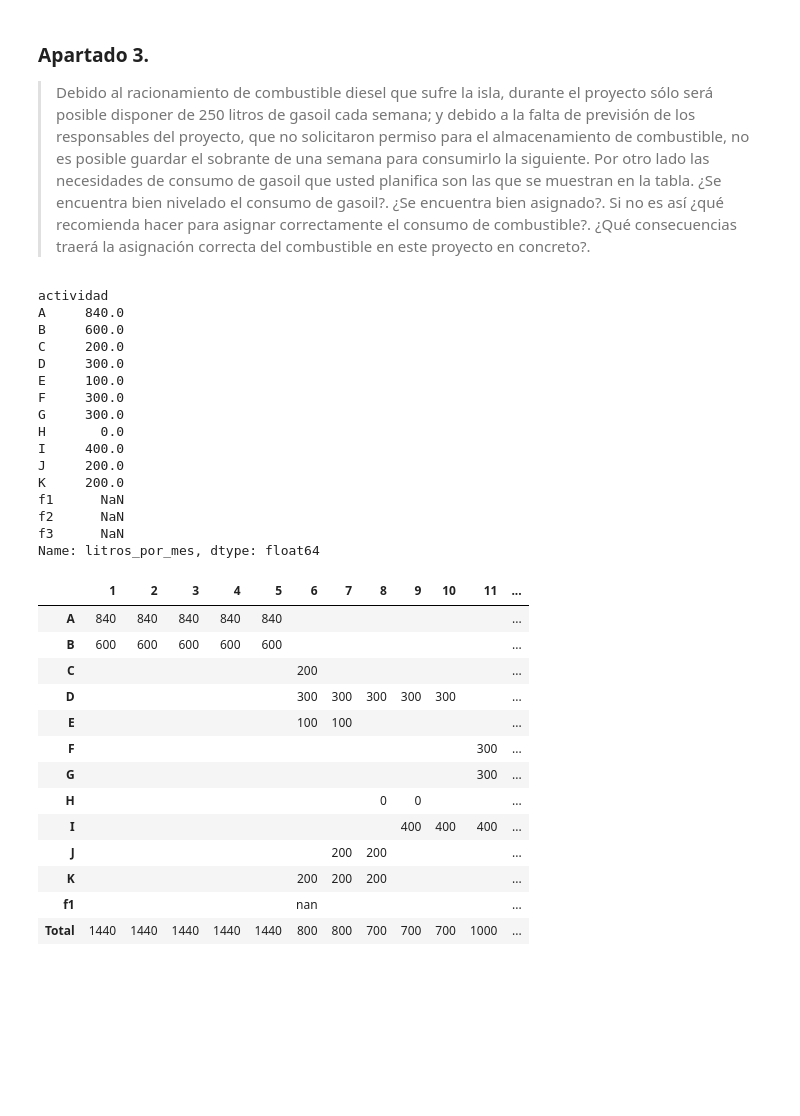
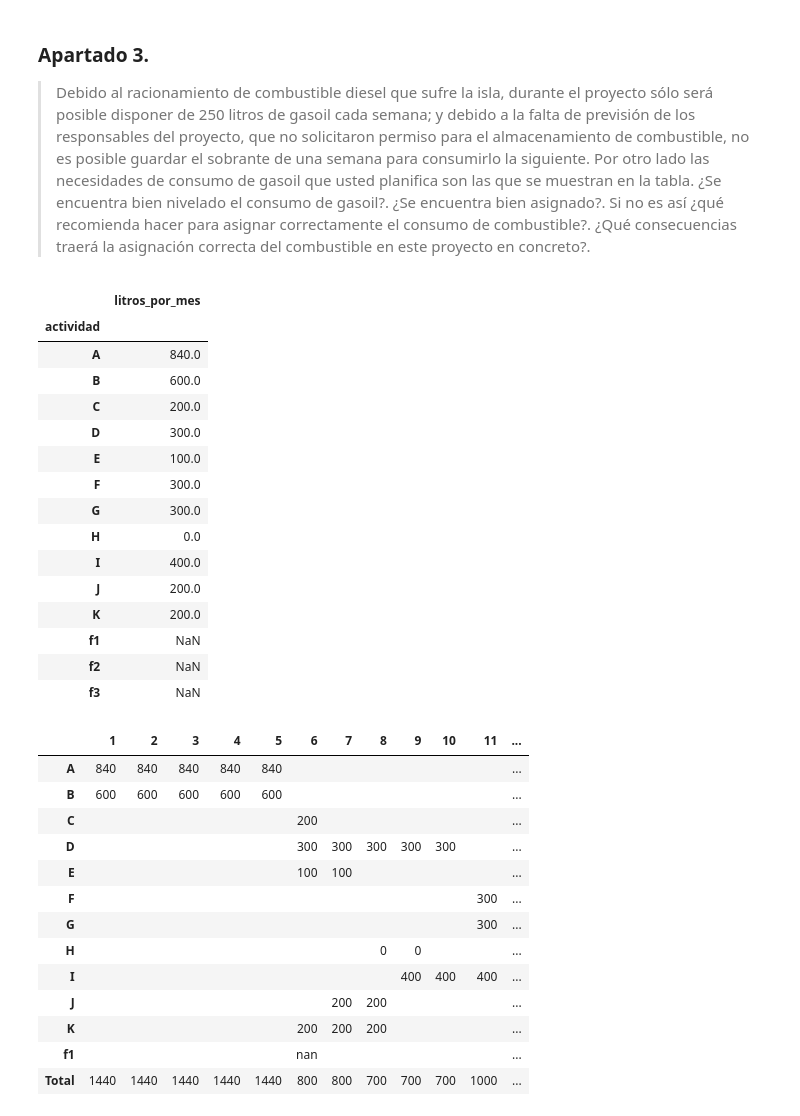
Before and after one commit to mcasl/pmULE, a Jupyter notebook: Ejercicio_10.ipynb, the cells around one changed output. Drawn from its saved outputs; the diff is of its cells as text; code cells hidden in the pictures; blank space fills up the shorter version.

```diff
--- a/Ejercicio_10.ipynb
+++ b/Ejercicio_10.ipynb
@@ -296,21 +287,21 @@ datos_proyecto.loc[['B', 'I'], 'cur'].sum()
 > Debido al racionamiento de combustible diesel que sufre la isla, durante el proyecto sólo será posible disponer de 250 litros de gasoil cada semana; y debido a la falta de previsión de los responsables del proyecto, que no solicitaron permiso para el almacenamiento de combustible, no es posible guardar el sobrante de una semana para consumirlo la siguiente. Por otro lado las necesidades de consumo de gasoil que usted planifica son las que se muestran en la tabla. ¿Se encuentra bien nivelado el consumo de gasoil?. ¿Se encuentra bien asignado?. Si no es así ¿qué recomienda hacer para asignar correctamente el consumo de combustible?. ¿Qué consecuencias traerá la asignación correcta del combustible en este proyecto en concreto?.
 # %%
 datos_proyecto['litros_por_mes'] = 4 * datos_enunciado['litros']   # Se considera el gasto mensual 4 veces el coste semanal
-datos_proyecto['litros_por_mes']
+datos_proyecto[['litros_por_mes']]
 # %% [output]
-actividad
-A     840.0
-B     600.0
-C     200.0
-D     300.0
-E     100.0
-F     300.0
-G     300.0
-H       0.0
-I     400.0
-J     200.0
-K     200.0
-f1      NaN
-f2      NaN
-f3      NaN
-Name: litros_por_mes, dtype: float64
+|  | litros_por_mes |
+| actividad |  |
+| A | 840.0 |
+| B | 600.0 |
+| C | 200.0 |
+| D | 300.0 |
+| E | 100.0 |
+| F | 300.0 |
+| G | 300.0 |
+| H | 0.0 |
+| I | 400.0 |
+| J | 200.0 |
+| K | 200.0 |
+| f1 | NaN |
+| f2 | NaN |
+| f3 | NaN |
```
Also changed, not shown: parts of 56 cells of this notebook, 7 other files.
